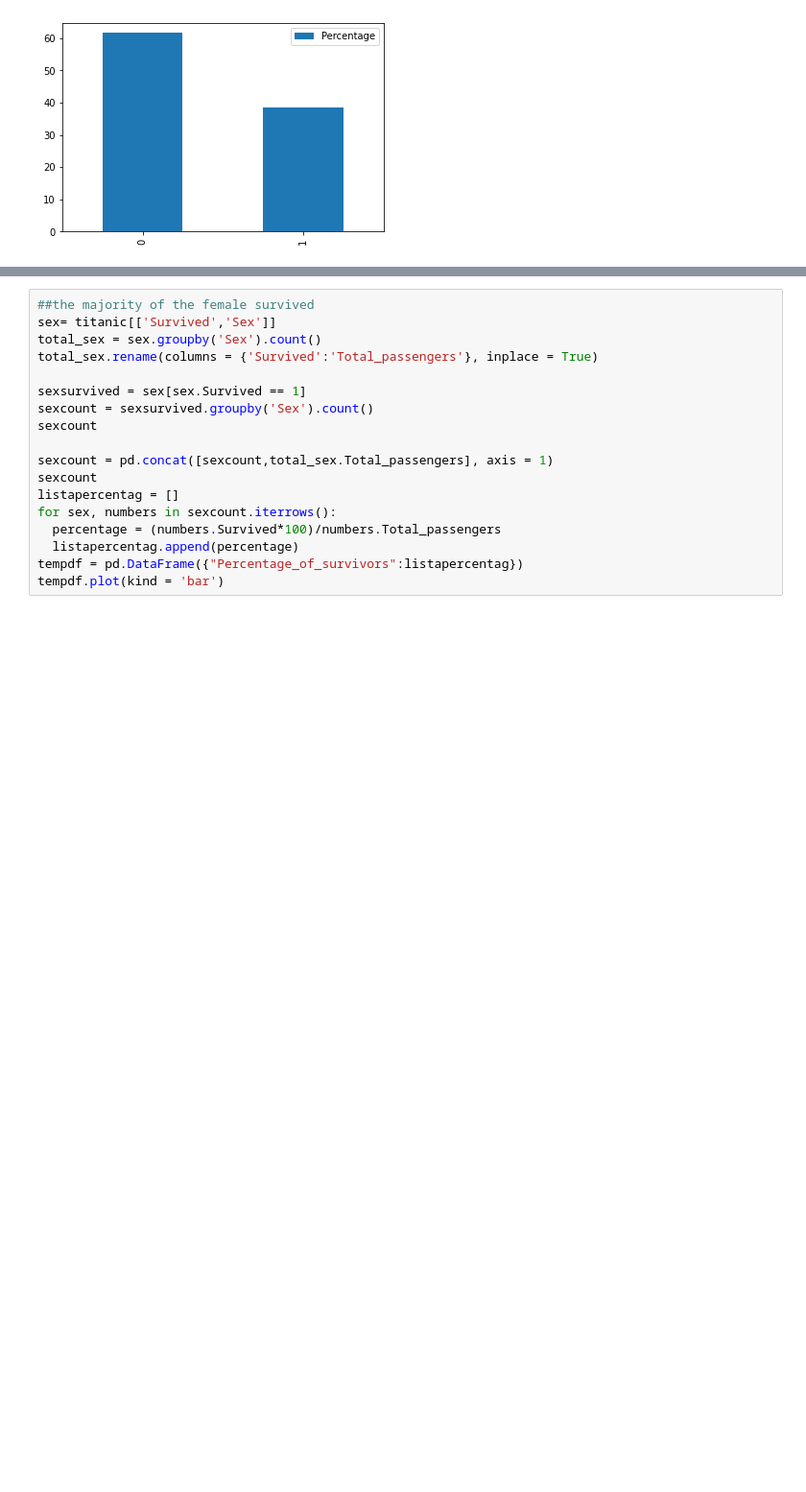
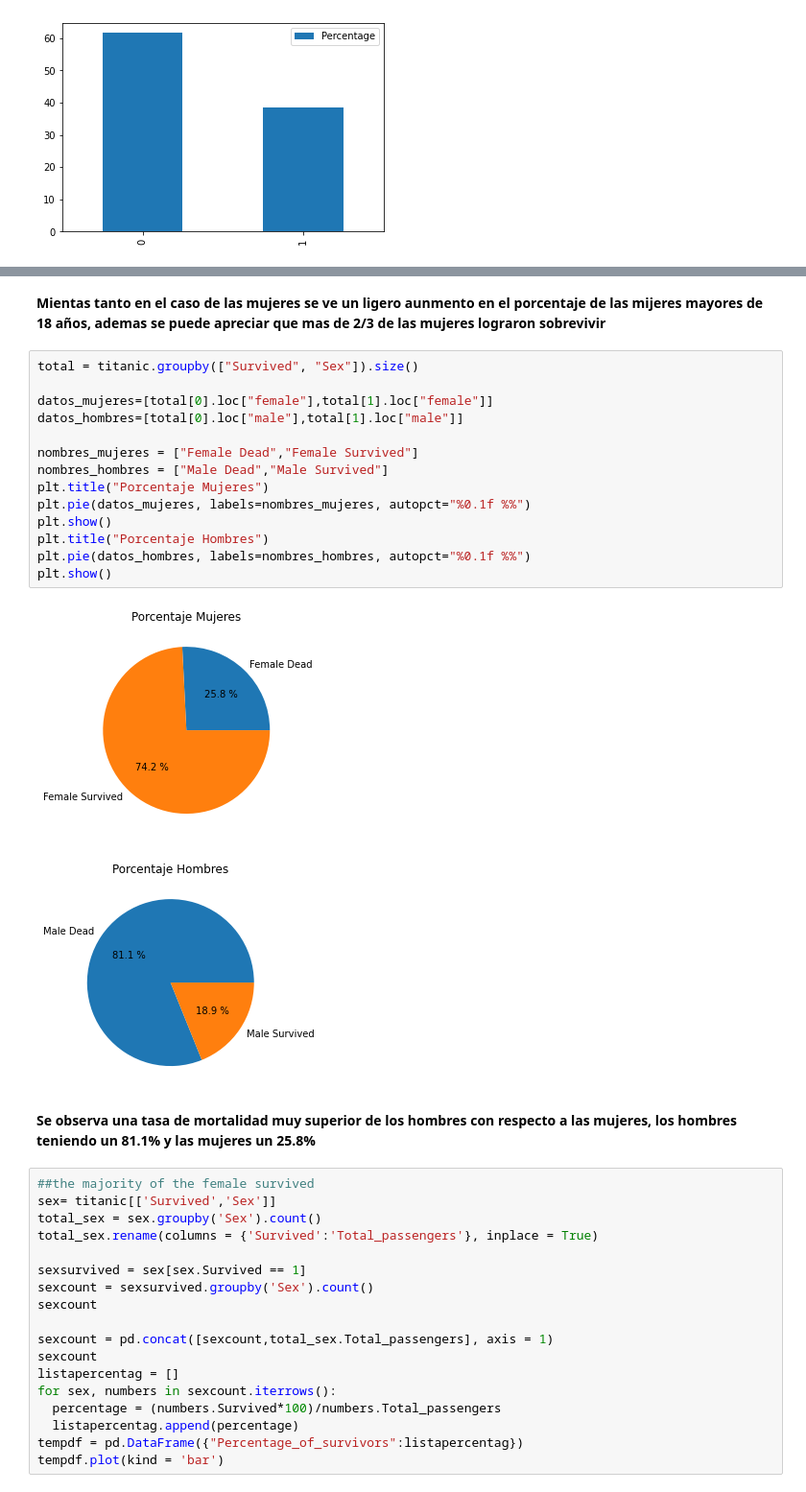
Before and after one commit to julsanchezsa/AlgorithmsUN2022II, a Jupyter notebook: Quiz3/julsanchezsa_Quiz_3.ipynb, the cells around one changed output, grey strips where cells are left out. Shown at 96% size. Cells and saved outputs as stored; diff of their text form; blank space fills up the shorter version.

```diff
--- a/Quiz3/julsanchezsa_Quiz_3.ipynb
+++ b/Quiz3/julsanchezsa_Quiz_3.ipynb
@@ -772,3 +799,24 @@ ages.sort_values(by=['PassengerId','Age'], ascending = False)
+# %% [markdown]
+**Mientas tanto en el caso de las mujeres se ve un ligero aunmento en el porcentaje de las mijeres mayores de 18 años, ademas se puede apreciar que mas de 2/3 de las mujeres lograron sobrevivir**
+# %%
+total = titanic.groupby(["Survived", "Sex"]).size()
+
+datos_mujeres=[total[0].loc["female"],total[1].loc["female"]]
+datos_hombres=[total[0].loc["male"],total[1].loc["male"]]
+
+nombres_mujeres = ["Female Dead","Female Survived"]
+nombres_hombres = ["Male Dead","Male Survived"]
+plt.title("Porcentaje Mujeres")
+plt.pie(datos_mujeres, labels=nombres_mujeres, autopct="%0.1f %%")
+plt.show()
+plt.title("Porcentaje Hombres")
+plt.pie(datos_hombres, labels=nombres_hombres, autopct="%0.1f %%")
+plt.show()
+# %% [output]
+[figure, added]
+[figure, added]
+# %% [markdown]
+**Se observa una tasa de mortalidad muy superior de los hombres con respecto a las mujeres, los hombres teniendo un 81.1% y las mujeres un 25.8%**
 # %%
 ##the majority of the female survived
 sex= titanic[['Survived','Sex']]
```
Also changed, not shown: parts of 13 cells of this notebook.
